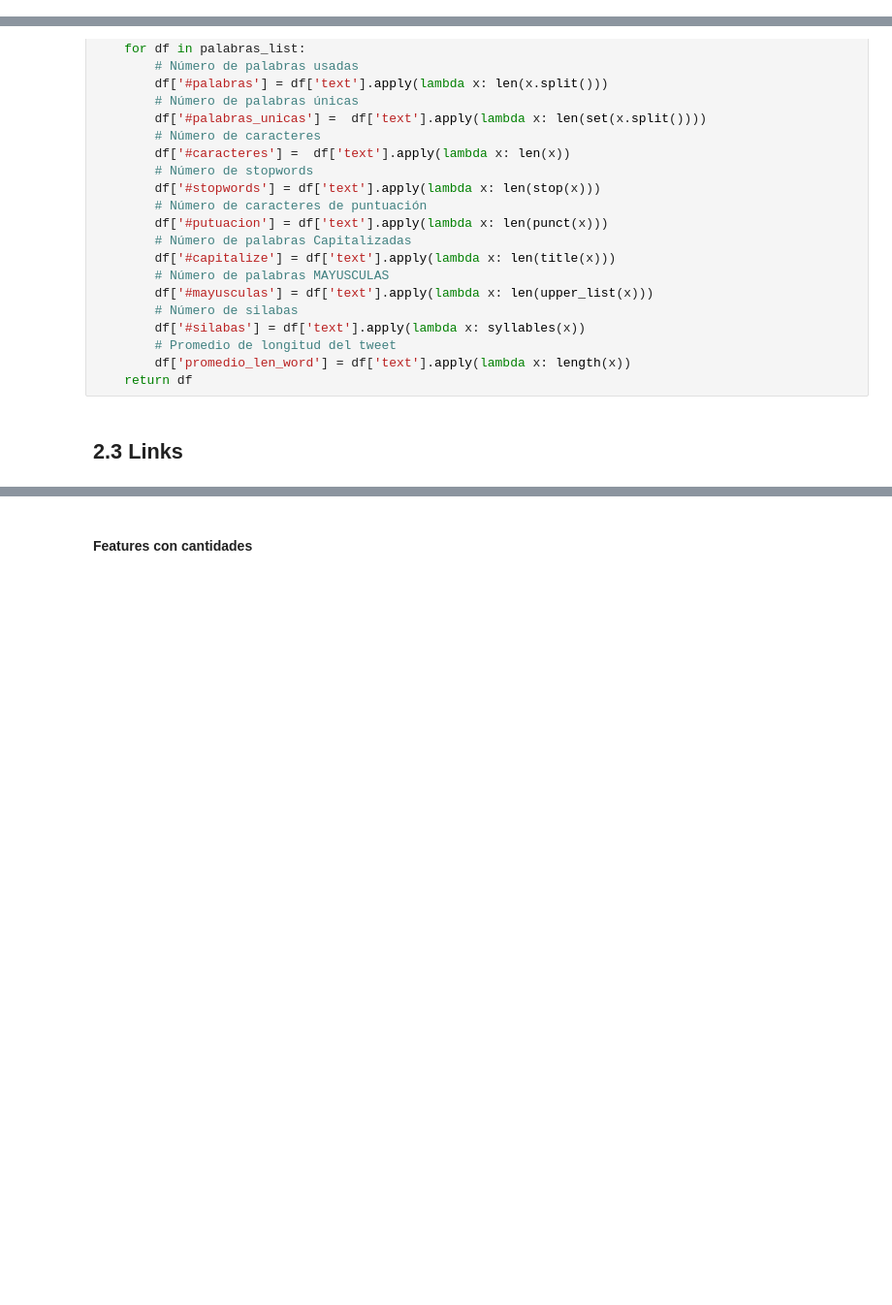
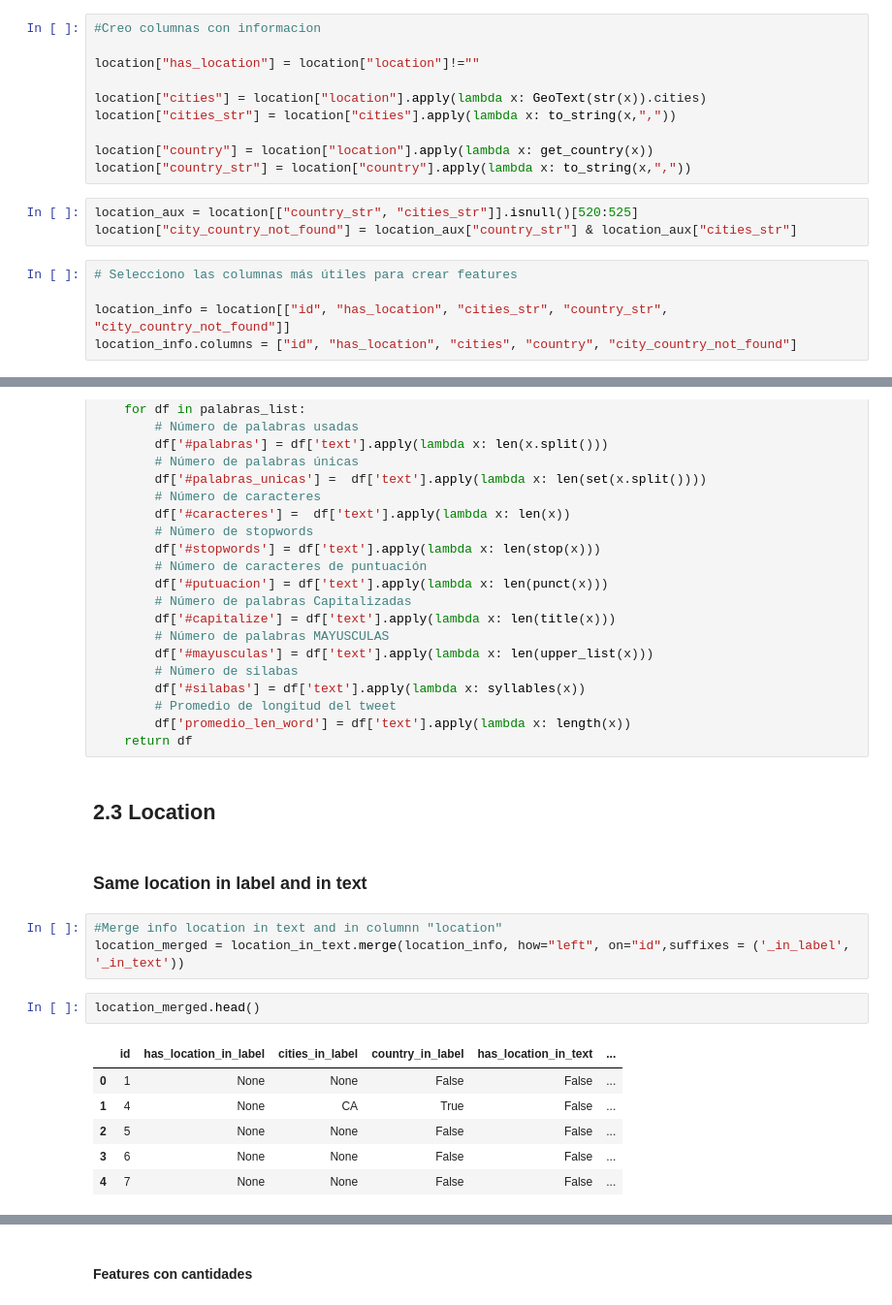
Before and after one commit to anichucai/7506-Datos-datos-tp2, a Jupyter notebook: Features.ipynb, the cells around one changed output, grey strips where cells are left out. Shown: that part at 97% size. Saved outputs shown, nothing was run; the diff lists cells and outputs as text; blank space fills up the shorter version.

Commit message:
Extraigo info country/city para labels location y text

```diff
--- a/Features.ipynb
+++ b/Features.ipynb
@@ -127,0 +244,18 @@ def clean_text_non_strict(text):
+# %%
+#Creo columnas con informacion
+
+location["has_location"] = location["location"]!=""
+
+location["cities"] = location["location"].apply(lambda x: GeoText(str(x)).cities)
+location["cities_str"] = location["cities"].apply(lambda x: to_string(x,","))
+
+location["country"] = location["location"].apply(lambda x: get_country(x))
+location["country_str"] = location["country"].apply(lambda x: to_string(x,","))
+# %%
+location_aux = location[["country_str", "cities_str"]].isnull()[520:525]
+location["city_country_not_found"] = location_aux["country_str"] & location_aux["cities_str"]
+# %%
+# Selecciono las columnas más útiles para crear features
+
+location_info = location[["id", "has_location", "cities_str", "country_str", "city_country_not_found"]]
+location_info.columns = ["id", "has_location", "cities", "country", "city_country_not_found"]
@@ -498,4 +641,18 @@ def agregar_features_cantidad_palabras(df_og):
         df['promedio_len_word'] = df['text'].apply(lambda x: length(x))
     return df
 # %% [markdown]
-## 2.3 Links
+## 2.3 Location
+# %% [markdown]
+### Same location in label and in text
+# %%
+#Merge info location in text and in columnn "location"
+location_merged = location_in_text.merge(location_info, how="left", on="id",suffixes = ('_in_label', '_in_text'))
+# %%
+location_merged.head()
+# %% [output]
+|  | id | has_location_in_label | cities_in_label | country_in_label | has_location_in_text | ... |
+| 0 | 1 | None | None | False | False | ... |
+| 1 | 4 | None | CA | True | False | ... |
+| 2 | 5 | None | None | False | False | ... |
+| 3 | 6 | None | None | False | False | ... |
+| 4 | 7 | None | None | False | False | ... |
```
Also changed, not shown: parts of 18 cells of this notebook.
